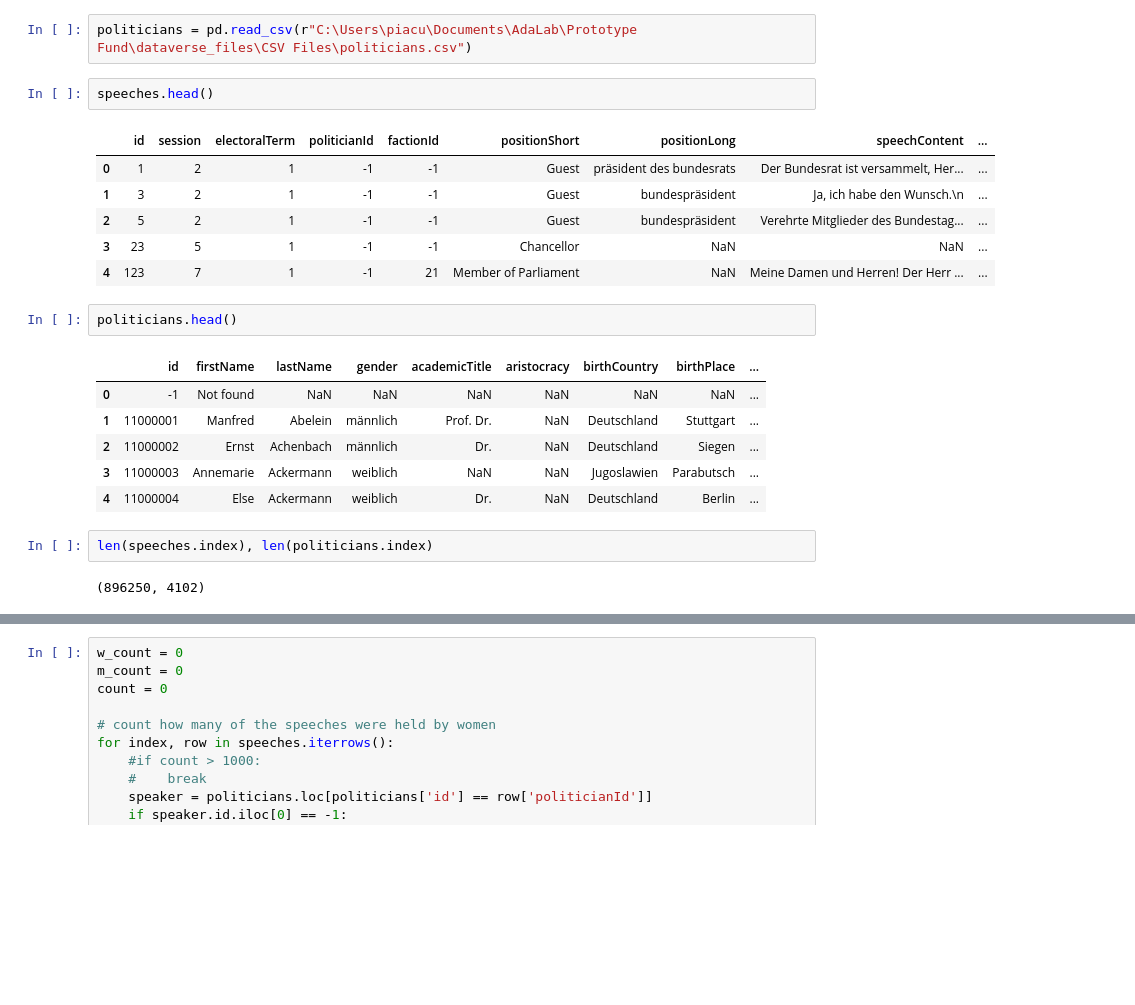
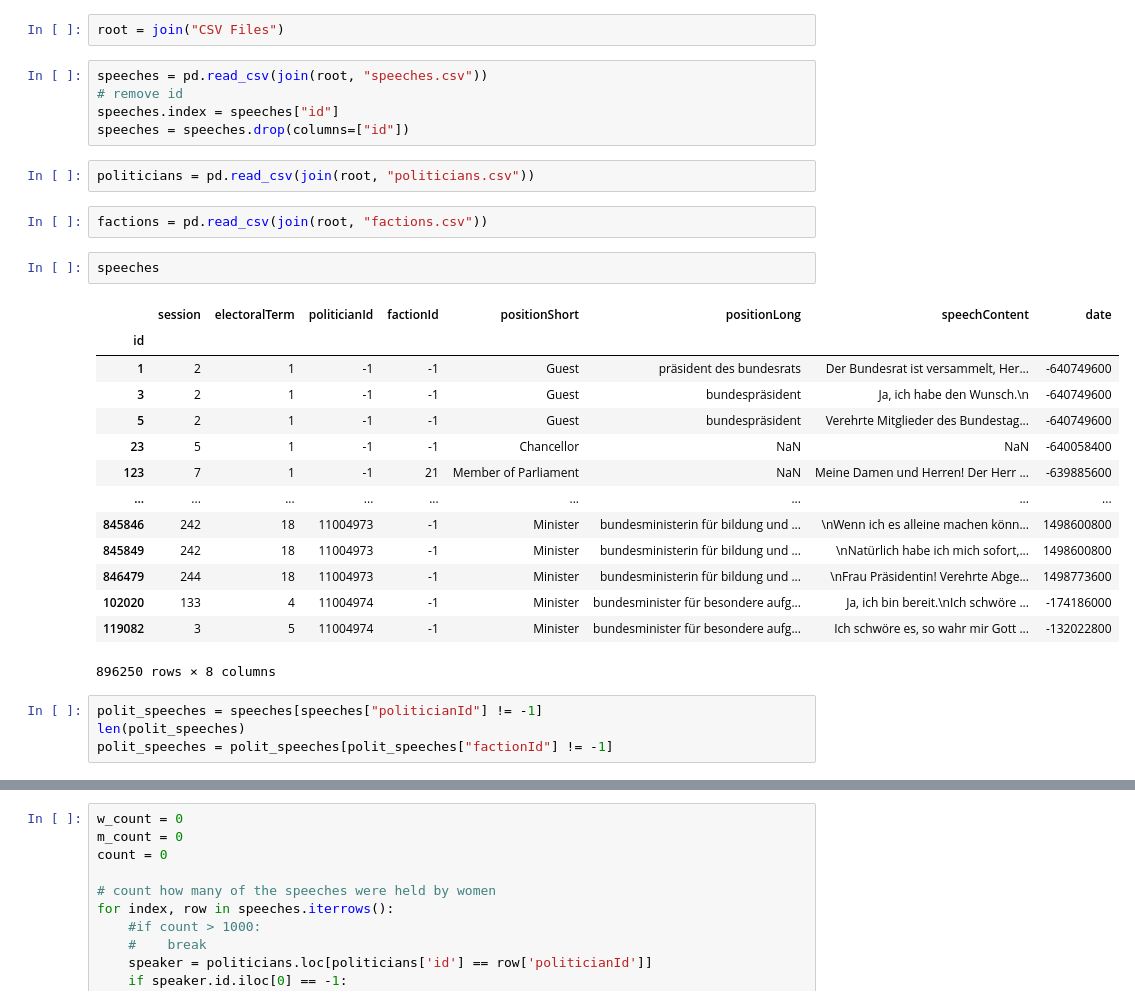
Before and after one commit to adalab-ai/fairmocracy, a Jupyter notebook: speeches_eda.ipynb, the cells around one changed output, grey strips where cells are left out. Saved outputs shown, nothing was run; the diff lists cells and outputs as text; blank space fills up the shorter version.

```diff
--- a/speeches_eda.ipynb
+++ b/speeches_eda.ipynb
@@ -7,24 +7,32 @@ speeches = pd.read_csv(r"C:\Users\piacu\Documents\AdaLab\Prototype Fund\datavers
-# %%
-politicians = pd.read_csv(r"C:\Users\piacu\Documents\AdaLab\Prototype Fund\dataverse_files\CSV Files\politicians.csv")
+# %%
+root = join("CSV Files")
+# %%
+speeches = pd.read_csv(join(root, "speeches.csv"))
+# remove id
+speeches.index = speeches["id"]
+speeches = speeches.drop(columns=["id"])
+# %%
+politicians = pd.read_csv(join(root, "politicians.csv"))
+# %%
+factions = pd.read_csv(join(root, "factions.csv"))
 # %%
-speeches.head()
+speeches
 # %% [output]
-|  | id | session | electoralTerm | politicianId | factionId | positionShort | positionLong | speechContent | ... |
-| 0 | 1 | 2 | 1 | -1 | -1 | Guest | präsident des bundesrats | Der Bundesrat ist versammelt, Her... | ... |
-| 1 | 3 | 2 | 1 | -1 | -1 | Guest | bundespräsident | Ja, ich habe den Wunsch.\n | ... |
-| 2 | 5 | 2 | 1 | -1 | -1 | Guest | bundespräsident | Verehrte Mitglieder des Bundestag... | ... |
-| 3 | 23 | 5 | 1 | -1 | -1 | Chancellor | NaN | NaN | ... |
-| 4 | 123 | 7 | 1 | -1 | 21 | Member of Parliament | NaN | Meine Damen und Herren! Der Herr ... | ... |
+|  | session | electoralTerm | politicianId | factionId | positionShort | positionLong | speechContent | date |
+| id |  |  |  |  |  |  |  |  |
+| 1 | 2 | 1 | -1 | -1 | Guest | präsident des bundesrats | Der Bundesrat ist versammelt, Her... | -640749600 |
+| 3 | 2 | 1 | -1 | -1 | Guest | bundespräsident | Ja, ich habe den Wunsch.\n | -640749600 |
+| 5 | 2 | 1 | -1 | -1 | Guest | bundespräsident | Verehrte Mitglieder des Bundestag... | -640749600 |
+| 23 | 5 | 1 | -1 | -1 | Chancellor | NaN | NaN | -640058400 |
+| 123 | 7 | 1 | -1 | 21 | Member of Parliament | NaN | Meine Damen und Herren! Der Herr ... | -639885600 |
+| ... | ... | ... | ... | ... | ... | ... | ... | ... |
+| 845846 | 242 | 18 | 11004973 | -1 | Minister | bundesministerin für bildung und ... | \nWenn ich es alleine machen könn... | 1498600800 |
+| 845849 | 242 | 18 | 11004973 | -1 | Minister | bundesministerin für bildung und ... | \nNatürlich habe ich mich sofort,... | 1498600800 |
+| 846479 | 244 | 18 | 11004973 | -1 | Minister | bundesministerin für bildung und ... | \nFrau Präsidentin! Verehrte Abge... | 1498773600 |
+| 102020 | 133 | 4 | 11004974 | -1 | Minister | bundesminister für besondere aufg... | Ja, ich bin bereit.\nIch schwöre ... | -174186000 |
+| 119082 | 3 | 5 | 11004974 | -1 | Minister | bundesminister für besondere aufg... | Ich schwöre es, so wahr mir Gott ... | -132022800 |
+896250 rows × 8 columns
-# %%
-politicians.head()
-# %% [output]
-|  | id | firstName | lastName | gender | academicTitle | aristocracy | birthCountry | birthPlace | ... |
-| 0 | -1 | Not found | NaN | NaN | NaN | NaN | NaN | NaN | ... |
-| 1 | 11000001 | Manfred | Abelein | männlich | Prof. Dr. | NaN | Deutschland | Stuttgart | ... |
-| 2 | 11000002 | Ernst | Achenbach | männlich | Dr. | NaN | Deutschland | Siegen | ... |
-| 3 | 11000003 | Annemarie | Ackermann | weiblich | NaN | NaN | Jugoslawien | Parabutsch | ... |
-| 4 | 11000004 | Else | Ackermann | weiblich | Dr. | NaN | Deutschland | Berlin | ... |
-# %%
-len(speeches.index), len(politicians.index)
-# %% [output]
-(896250, 4102)
+# %%
+polit_speeches = speeches[speeches["politicianId"] != -1]
+len(polit_speeches)
+polit_speeches = polit_speeches[polit_speeches["factionId"] != -1]
```
Also changed, not shown: parts of 14 cells of this notebook.
